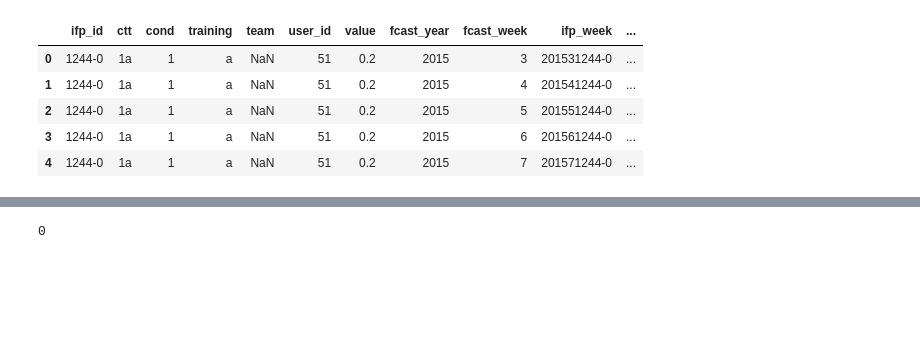
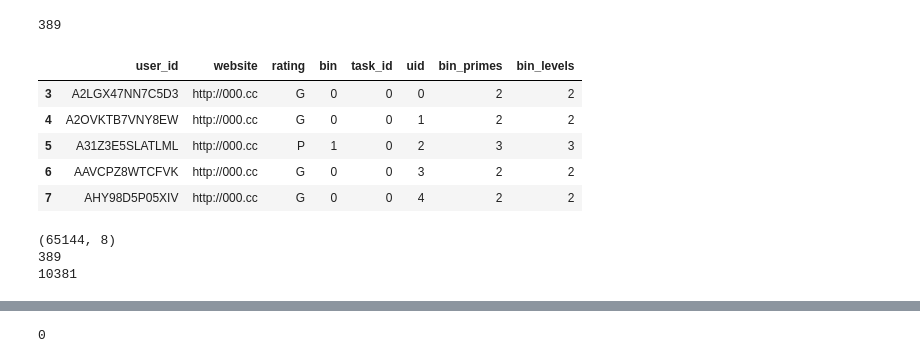
Before and after one commit to ashilgard/cs281-project, a Jupyter notebook: Dataverse Files/pmf.ipynb, the cells around one changed output, grey strips where cells are left out. Cells and saved outputs as stored; diff of their text form; code cells hidden in the pictures; blank space fills up the shorter version.

```diff
--- a/Dataverse Files/pmf.ipynb
+++ b/Dataverse Files/pmf.ipynb
@@ -31,7 +31,7 @@ gj = pd.read_csv('./gj_df.csv')
 # gj = gj.drop_duplicates()
 # gj.to_csv('./gj_df.csv', index=False)
 # %%
-# adult = pd.read_csv('../labels.txt', delimiter='\t', header=0, names=['user_id','website','rating'])
+adult = pd.read_csv('../labels.txt', delimiter='\t', header=0, names=['user_id','website','rating'])
 # trec = pd.read_csv('../trec-rf10-crowd/trec-rf10-data.txt', delimiter='\t')
 # gj = pd.read_csv('./filled_active_df.csv')
 
@@ -40,5 +40,5 @@ gj = pd.read_csv('./gj_df.csv')
 
 # r = pd.Series([2,3,2,3], index=[1,2,0,-2])
 # trec['label_bin'] = trec['label'].map(r)
-gj.head(10)
+adult.rating.unique()
 # %% [output]
@@ -58,14 +48,27 @@ ifp_var = gj.groupby('ifp_week')['value'].var().sort_values()
 ifps_less_var = (ifp_var<.1).index
 ifps_less_var
 testframe = testframe[testframe['ifp_week'].isin(ifps_less_var)]
+# %%
+ratingcts = adult.groupby('user_id')['rating'].nunique()
+ratingcts = ratingcts[ratingcts==4]
+len(ratingcts)
+# %% [output]
+389
 # %%
-# testframe = create_user_task_ids(adult, 'user_id', 'website', 'rating')
-testframe = create_user_task_ids(gj, 'user_id', 'ifp_week', 'value', False, True)
+# print(len(adult['user_id'].unique()))
+# ratingcts = adult.groupby('user_id')['rating'].nunique()
+# ratingcts = ratingcts[ratingcts==4]
+# uids = ratingcts.index
+# print(len(uids))
+# adult = adult[adult['user_id'].isin(uids)]
+testframe = create_user_task_ids(adult, 'user_id', 'website', 'rating', prime=True)
+# print(np.max(testframe['uid'].values))
+# testframe = create_user_task_ids(gj, 'user_id', 'ifp_week', 'value', False, True)
 testframe.head()
 # %% [output]
-|  | ifp_id | ctt | cond | training | team | user_id | value | fcast_year | fcast_week | ifp_week | ... |
-| 0 | 1244-0 | 1a | 1 | a | NaN | 51 | 0.2 | 2015 | 3 | 201531244-0 | ... |
-| 1 | 1244-0 | 1a | 1 | a | NaN | 51 | 0.2 | 2015 | 4 | 201541244-0 | ... |
-| 2 | 1244-0 | 1a | 1 | a | NaN | 51 | 0.2 | 2015 | 5 | 201551244-0 | ... |
-| 3 | 1244-0 | 1a | 1 | a | NaN | 51 | 0.2 | 2015 | 6 | 201561244-0 | ... |
-| 4 | 1244-0 | 1a | 1 | a | NaN | 51 | 0.2 | 2015 | 7 | 201571244-0 | ... |
+|  | user_id | website | rating | bin | task_id | uid | bin_primes | bin_levels |
+| 3 | A2LGX47NN7C5D3 | http://000.cc | G | 0 | 0 | 0 | 2 | 2 |
+| 4 | A2OVKTB7VNY8EW | http://000.cc | G | 0 | 0 | 1 | 2 | 2 |
+| 5 | A31Z3E5SLATLML | http://000.cc | P | 1 | 0 | 2 | 3 | 3 |
+| 6 | AAVCPZ8WTCFVK | http://000.cc | G | 0 | 0 | 3 | 2 | 2 |
+| 7 | AHY98D5P05XIV | http://000.cc | G | 0 | 0 | 4 | 2 | 2 |
@@ -74,0 +75,8 @@ testframe['value'] = testframe['value']*2
+# %%
+print(testframe.shape)
+print(len(testframe['uid'].unique()))
+print(len(testframe['task_id'].unique()))
+# %% [output]
+(65144, 8)
+389
+10381
```
Also changed, not shown: parts of 38 cells of this notebook.
